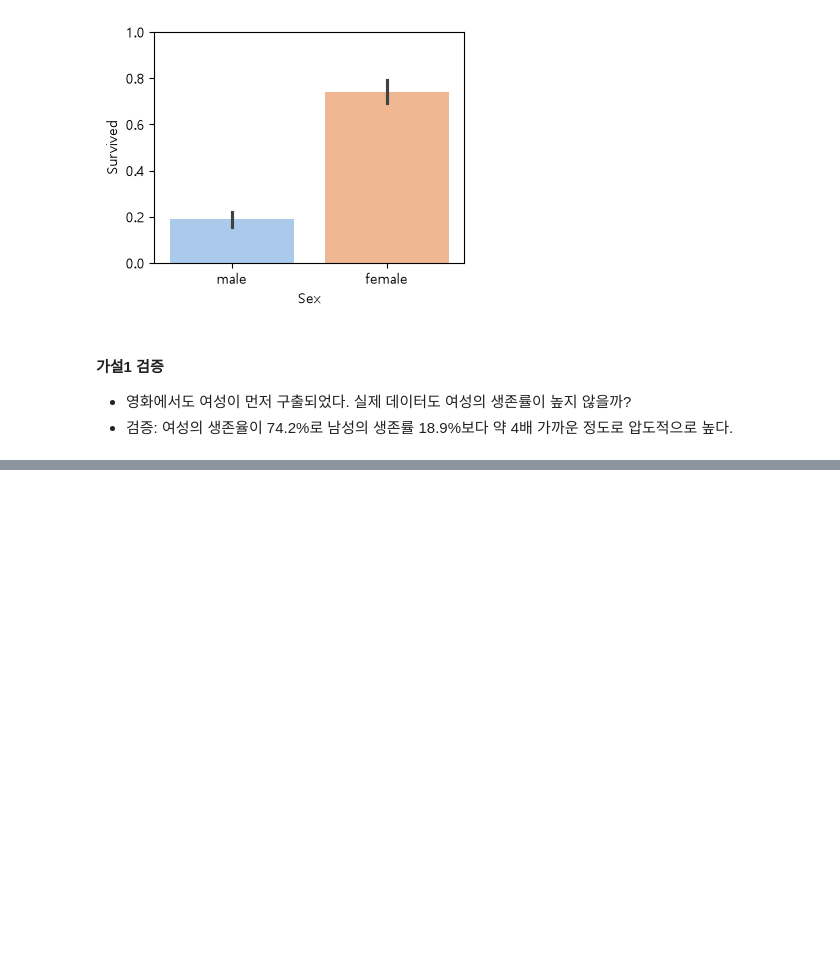
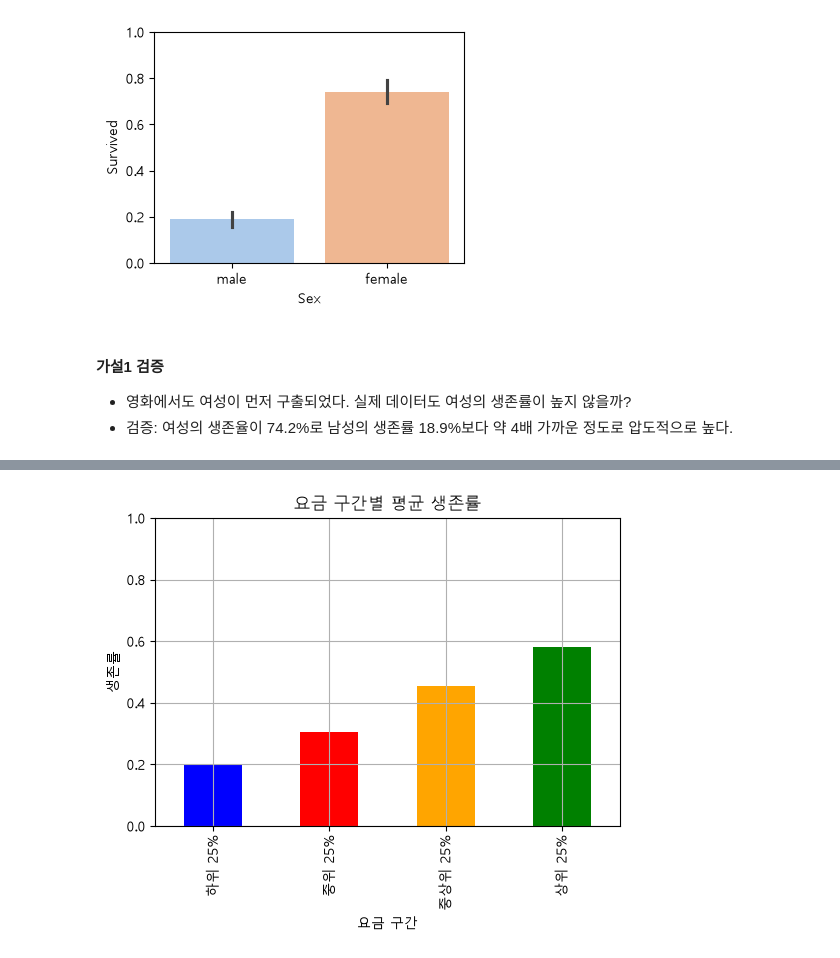
Before and after one commit to Seu1k2/kdt_data_analysis, a Jupyter notebook: 7. 데이터 전처리(EDA).ipynb, the cells around one changed output, grey strips where cells are left out. Drawn from its saved outputs; the diff is of its cells as text; code cells hidden in the pictures; blank space fills up the shorter version.

Commit message:
data

```diff
--- a/7. 데이터 전처리(EDA).ipynb
+++ b/7. 데이터 전처리(EDA).ipynb
@@ -40,7 +40,7 @@ plt.rcParams['axes.unicode_minus'] = False  # 마이너스 기호 깨짐 방지
 | **Cabin** | 객실 번호 | 문자열 (Text) | **결측치가 70% 이상으로 매우 많습니다.** 아예 삭제하거나, 앞 글자(알파벳 구역)만 추출해 활용합니다. |
 | **Embarked** | 탑승 항구명 | 범주형 (Text) | 승객이 배를 탄 항구입니다. (**C** = 셰르부르, **Q** = 퀸즈타운, **S** = 사우샘프턴). 결측치가 2개 존재합니다. |
 # %%
-base_path = r"D:\kdt_0900_ksh\data_analysis\resource\dataset"
+base_path = r"C:\kdt_0900_osg\data_analysis\resource\dataset"
 file_name = r"titanic.csv"
 
 file_path = os.path.join(base_path, file_name)
@@ -343,0 +341,3 @@ plt.show()
+# %%
+# 1. 티켓 요금을 비싸게 구매한 승객이라면 생존율이 높았을 것이다.
+df1["FareGroup"] = pd.qcut(df1["Fare"], q=4, labels=["하위 25%", "중위 25%", "중상위 25%", "상위 25%"])
@@ -343,0 +360,14 @@ plt.show()
+# %%
+fare_survived = df1.groupby("FareGroup")["Survived"].mean()
+# %%
+plt.figure(figsize=(6, 4))
+
+fare_survived.plot(kind="bar", color=["blue", "red", "orange", "green"])
+plt.title("요금 구간별 평균 생존율")
+plt.xlabel("요금 구간")
+plt.ylabel("생존율")
+plt.ylim(0, 1)
+plt.grid()
+plt.show()
+# %% [output]
+[figure, added]
```
Also changed, not shown: parts of 5 cells of this notebook, 2 other files.
